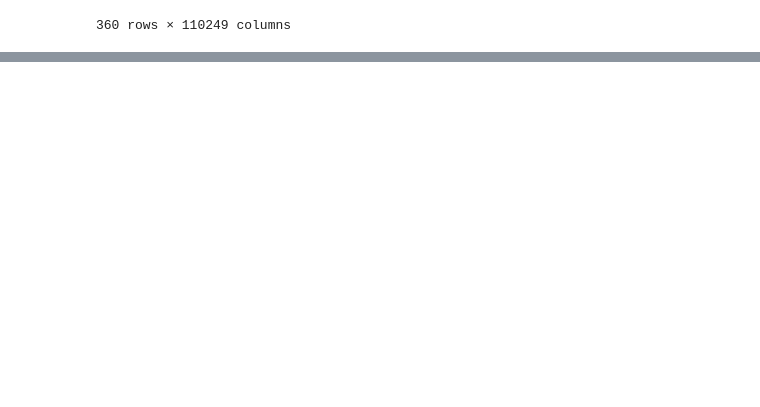
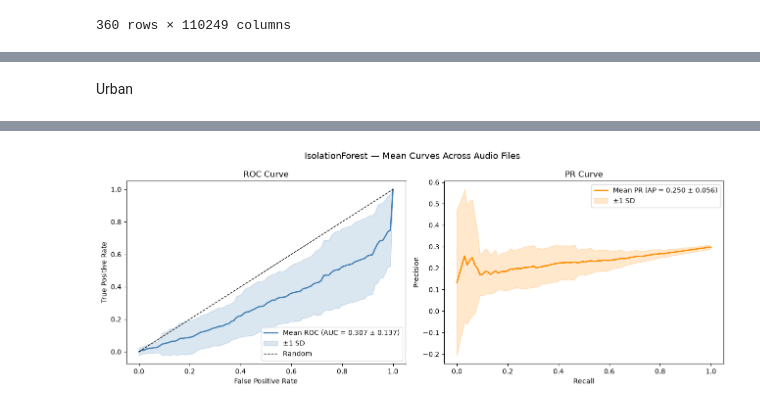
Before and after one commit to rda329/RFCUNY-Research, a Jupyter notebook: notebook.ipynb, the cells around one changed output, grey strips where cells are left out. Saved outputs shown, nothing was run; the diff lists cells and outputs as text; code cells hidden in the pictures; blank space fills up the shorter version.

```diff
--- a/notebook.ipynb
+++ b/notebook.ipynb
@@ -237,0 +274,12 @@ methods._plot_model_metrics(metrics_df)
+# %% [markdown]
+Urban
+# %%
+from AnomalyDetection import AnomalyDetection_methods
+
+methods = AnomalyDetection_methods()
+natural_bool = 1
+anomaly_type = "Gunshots"
+window_size = 5
+test_ratio = 0.3
+metrics_df = methods.IsolationForest_pipeline(natural_bool, anomaly_type, window_size, test_ratio)
+# %% [output]
@@ -237,0 +303 @@ methods._plot_model_metrics(metrics_df)
+[figure, added]
```
Also changed, not shown: parts of 15 cells of this notebook.
